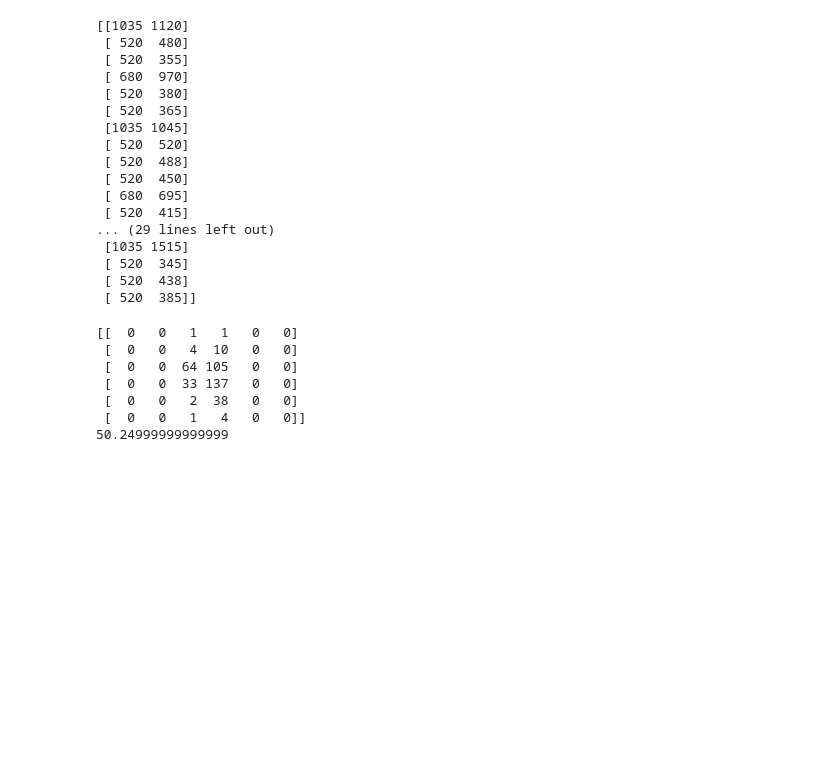
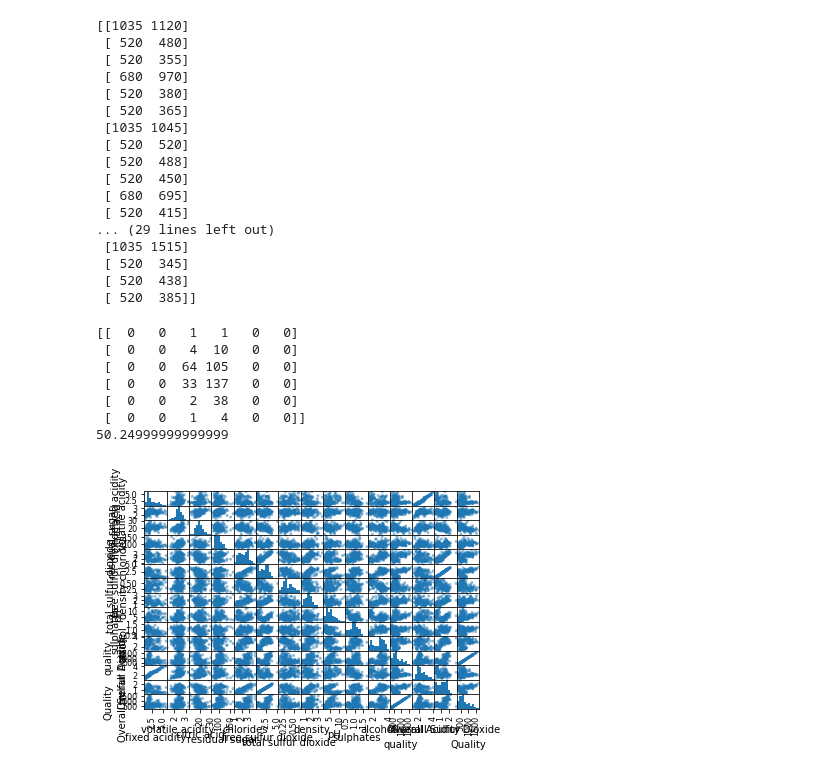
Before and after one commit to Ohwdyaa/Dataset-wine, a Jupyter notebook: Tugas_kb.ipynb, the cells around one changed output. Saved outputs shown, nothing was run; the diff lists cells and outputs as text; code cells hidden in the pictures; blank space fills up the shorter version.

```diff
--- a/Tugas_kb.ipynb
+++ b/Tugas_kb.ipynb
@@ -74,3 +74,9 @@ print(accuracy_score(Y_test, y_pred)*100)
  [  0   0   2  38   0   0]
  [  0   0   1   4   0   0]]
 50.24999999999999
+# %%
+from pandas.plotting import scatter_matrix
+scatter_matrix(dataset)
+plt.show()
+# %% [output]
+[figure, added]
```
